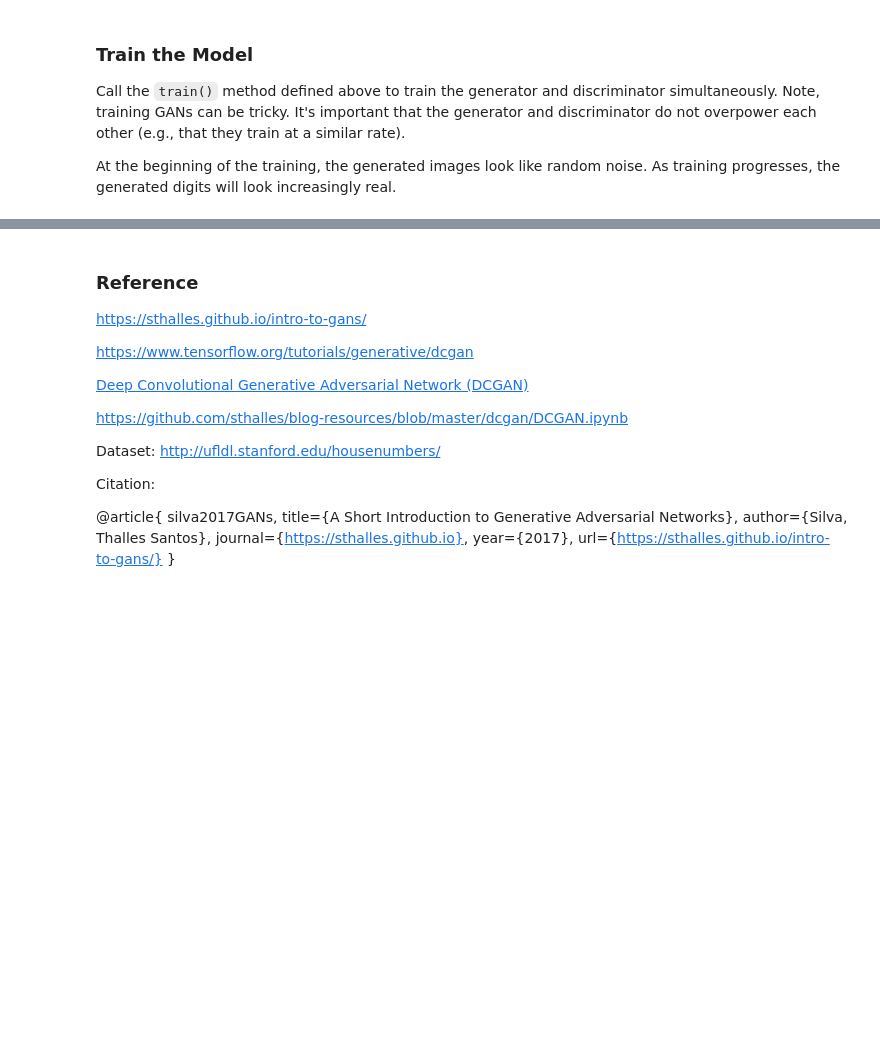
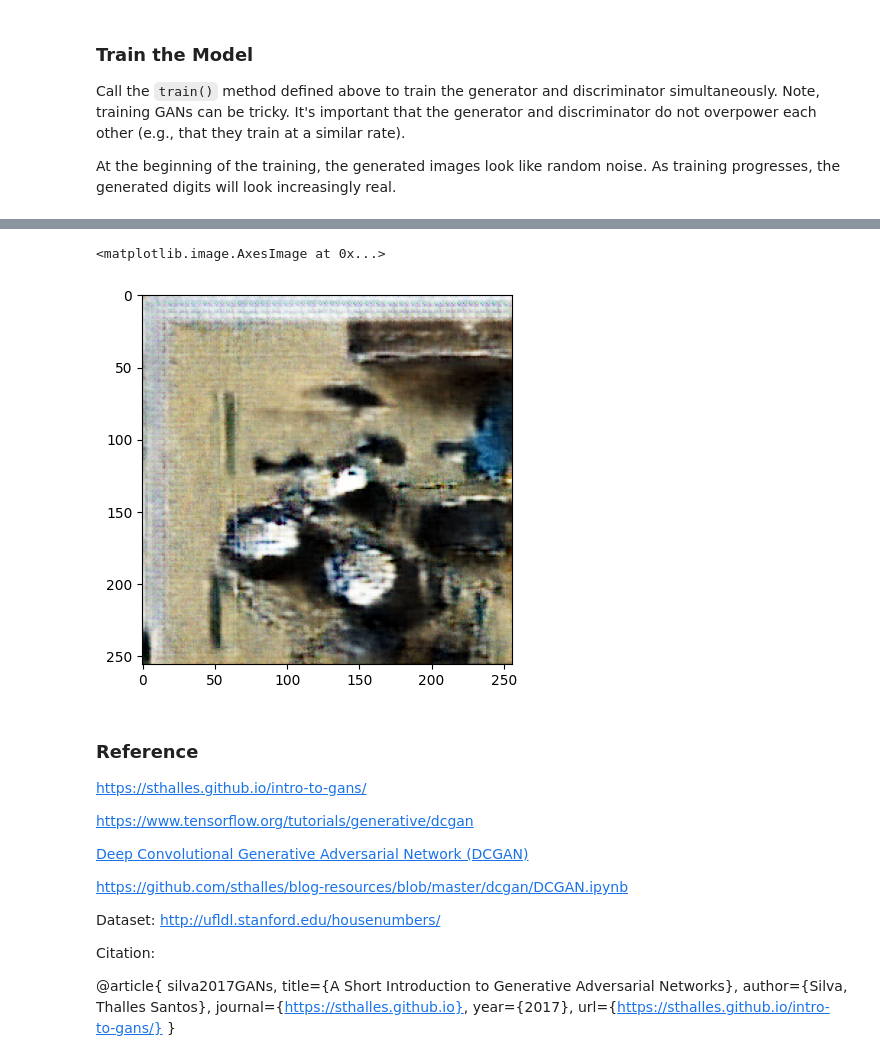
Before and after one commit to Ata-Pab/Machine_Learning, a Jupyter notebook: PCB_Defect_Detection/BD67_dataset_DCGAN.ipynb, the cells around one changed output, grey strips where cells are left out. Cells and saved outputs as stored; diff of their text form; code cells hidden in the pictures; blank space fills up the shorter version.

```diff
--- a/PCB_Defect_Detection/BD67_dataset_DCGAN.ipynb
+++ b/PCB_Defect_Detection/BD67_dataset_DCGAN.ipynb
@@ -628,0 +629,5 @@ predictions.shape:  (16, 256, 256, 3)
+# %%
+predictions = generator_model(seed)
+# %%
+plt.imshow(predictions[0])
+# %% [output]
@@ -629,3 +635,5 @@ predictions.shape:  (16, 256, 256, 3)
+<matplotlib.image.AxesImage at 0x...>
+[figure, added]
 # %% [markdown]
 ### Reference
 
```
Also changed, not shown: parts of 3 cells of this notebook.
